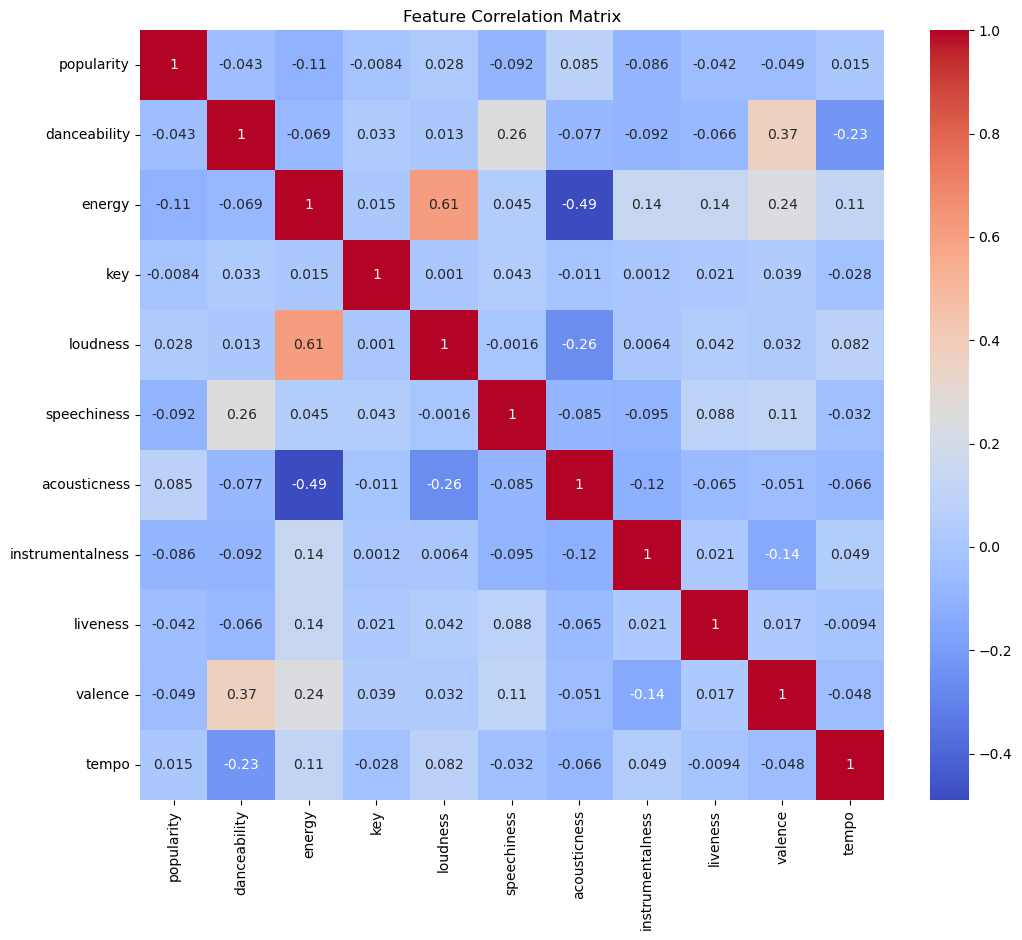
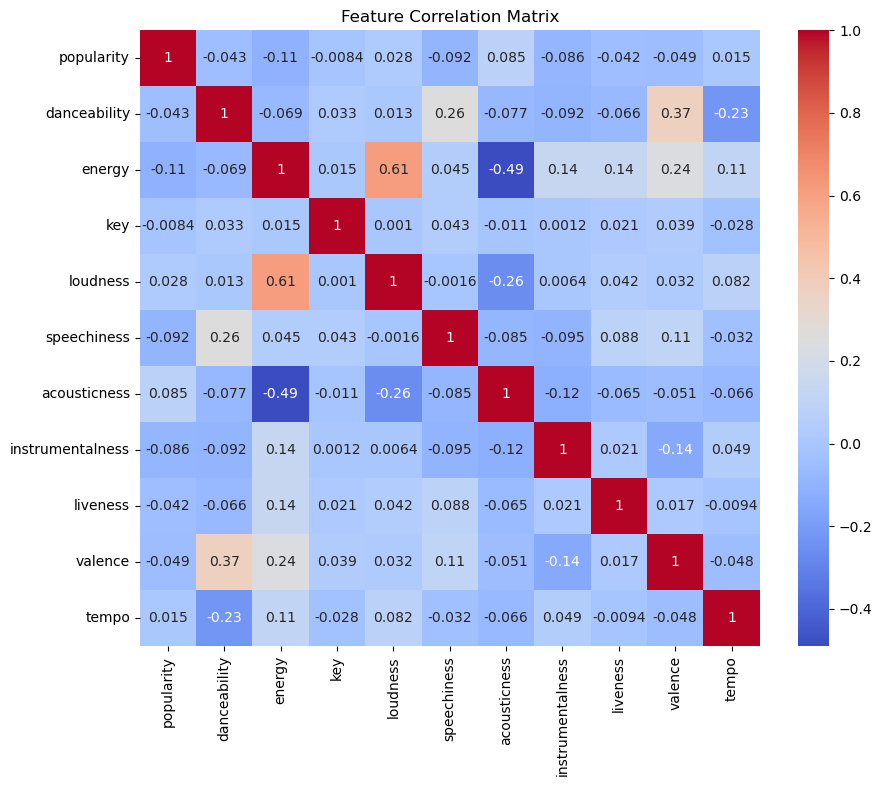
The change to this notebook cell's code, shown as a diff; its figure went from the first image to the second:
--- before
+++ after
@@ -1,5 +1,5 @@
 import seaborn as sns
 
-plt.figure(figsize=(12, 10))
+plt.figure(figsize=(10, 8))
 
 correlation_mat = df[feature_cols].corr()
@@ -7,4 +7,6 @@
 sns.heatmap(correlation_mat, annot=True, cmap='coolwarm')
 
+plt.savefig("feature_correlation_matrix.png", dpi=300, bbox_inches="tight")
+
 plt.title("Feature Correlation Matrix")
 plt.show()

Commit: Adding figures for preprocessing